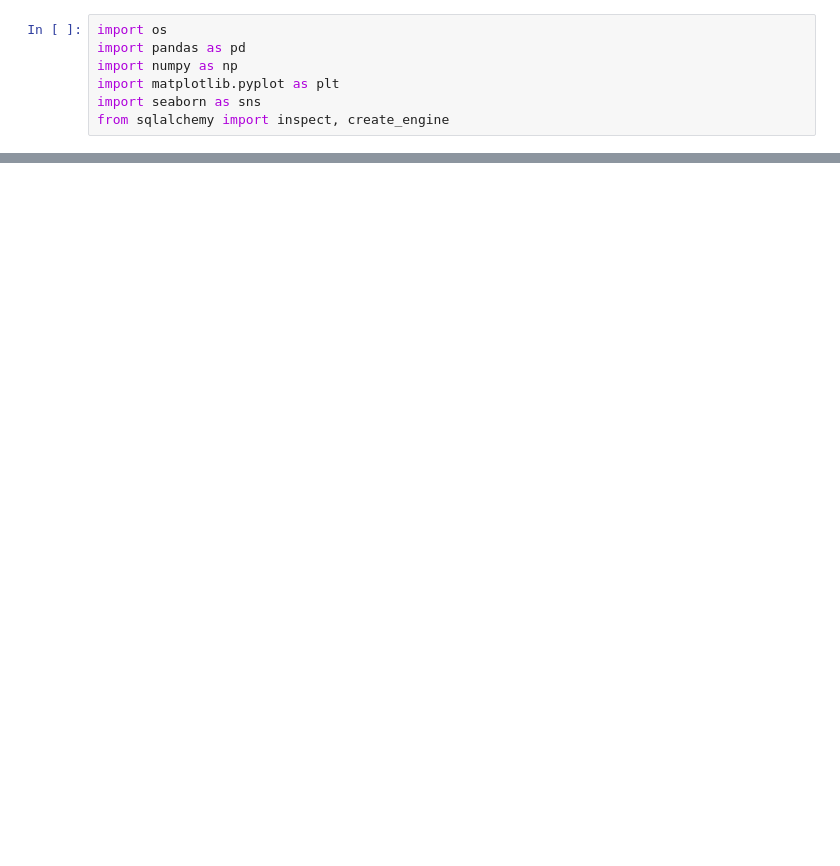
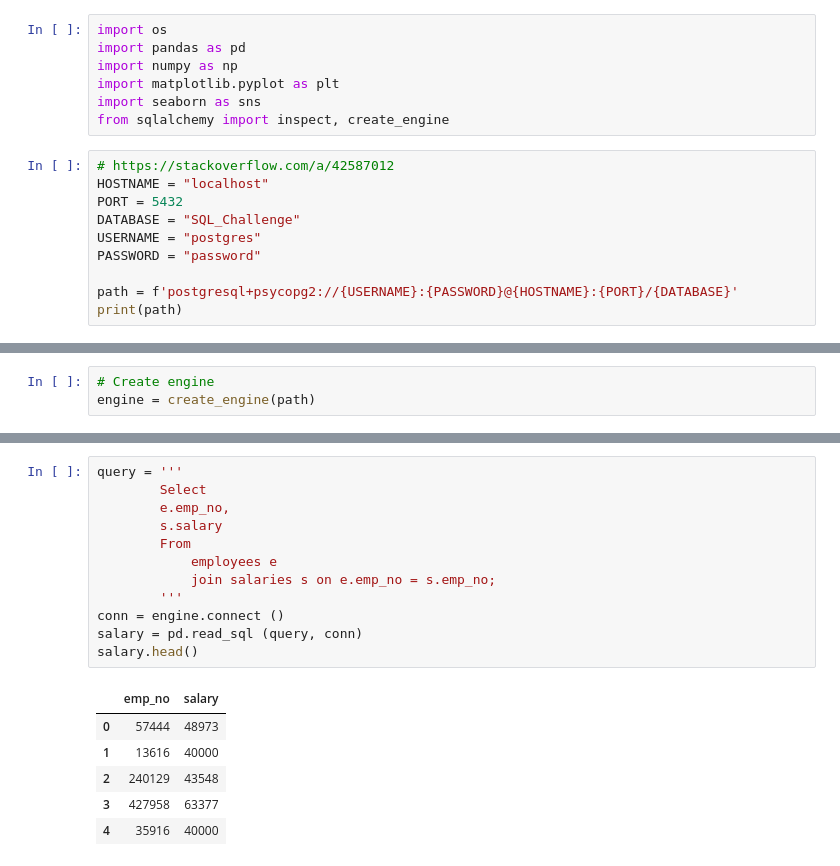
Before and after one commit to boojaado/SQL-Challenge, a Jupyter notebook: EmployeeSQL/Submissions/SQL_Challenge_Bonus.ipynb, the cells around one changed output, grey strips where cells are left out. Saved outputs shown, nothing was run; the diff lists cells and outputs as text; blank space fills up the shorter version.

```diff
--- a/EmployeeSQL/Submissions/SQL_Challenge_Bonus.ipynb
+++ b/EmployeeSQL/Submissions/SQL_Challenge_Bonus.ipynb
@@ -5,3 +7,13 @@ import numpy as np
 import matplotlib.pyplot as plt
 import seaborn as sns
 from sqlalchemy import inspect, create_engine
+# %%
+# https://stackoverflow.com/a/42587012
+HOSTNAME = "localhost"
+PORT = 5432
+DATABASE = "SQL_Challenge"
+USERNAME = "postgres"
+PASSWORD = "password"
+
+path = f'postgresql+psycopg2://{USERNAME}:{PASSWORD}@{HOSTNAME}:{PORT}/{DATABASE}'
+print(path)
@@ -7,0 +22,3 @@ from sqlalchemy import inspect, create_engine
+# %%
+# Create engine
+engine = create_engine(path)
@@ -7,0 +90,19 @@ from sqlalchemy import inspect, create_engine
+# %%
+query = '''
+        Select
+        e.emp_no,
+        s.salary
+        From
+            employees e
+            join salaries s on e.emp_no = s.emp_no;
+        '''
+conn = engine.connect ()
+salary = pd.read_sql (query, conn)
+salary.head()
+# %% [output]
+|  | emp_no | salary |
+| 0 | 57444 | 48973 |
+| 1 | 13616 | 40000 |
+| 2 | 240129 | 43548 |
+| 3 | 427958 | 63377 |
+| 4 | 35916 | 40000 |
```
Also changed, not shown: parts of 7 cells of this notebook, 4 other files.
